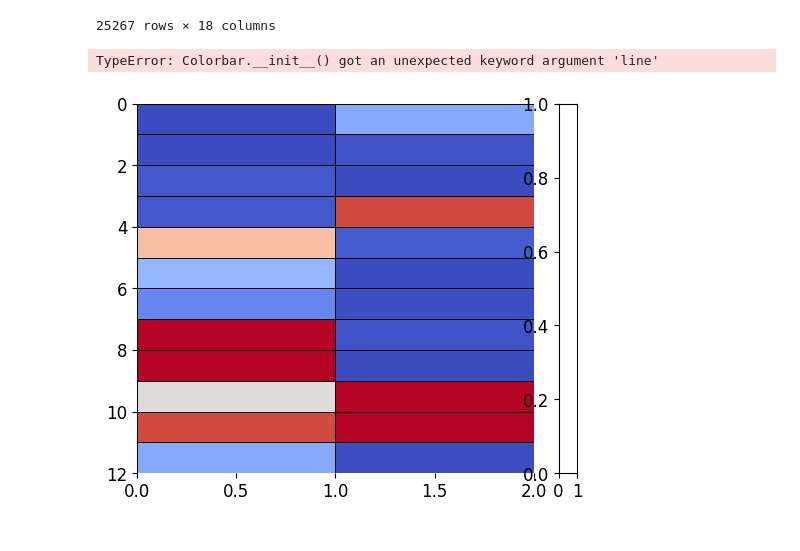
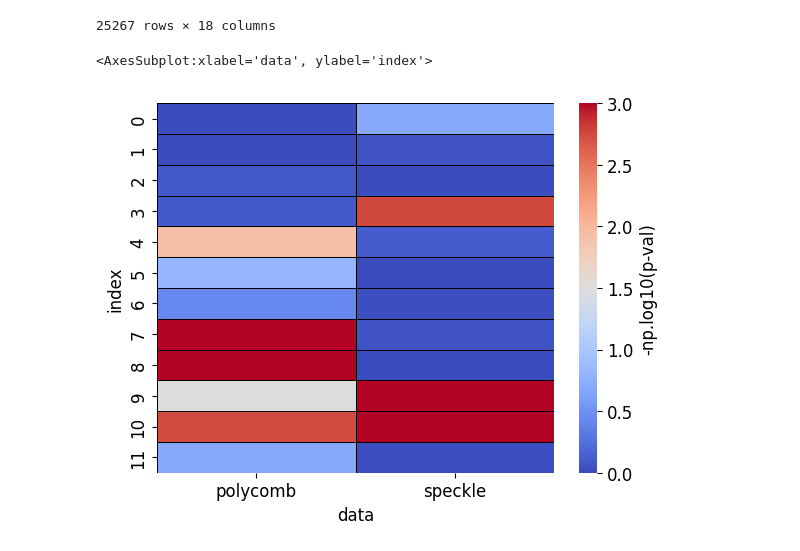
Before and after one commit to AriHong/MoFlow, a Jupyter notebook: notebooks/fig7.ipynb, the cells around one changed output. Saved outputs shown, nothing was run; the diff lists cells and outputs as text; code cells hidden in the pictures.

Commit message:
Update notebook: add scVelo result, clean code, fix plotting for environment

```diff
--- a/notebooks/fig7.ipynb
+++ b/notebooks/fig7.ipynb
@@ -64,15 +57,15 @@ fig, axes = plt.subplots(12, 1, figsize=(2.4, 1.2*12))
 for i in range(12):
     target = adata_out[:, labels[labels['label']==i].index].layers['Mc']
     target_ = target.mean(axis=1)
-    target_ = target_[np.argsort(adata_out.obs['velo_s_norm_pseudotime'].ravel())]
+    target_ = target_[np.argsort(adata_out.obs['velo_s_pseudotime'].ravel())]
     target_ = uniform_filter1d(target_, 100)
     target_ = target_ - target_.min()
     target_ = target_/target_.max()
-    axes[i].plot(range(target_.shape[0]), target_, color='#102E50', label=['c'])
+    axes[i].plot(range(target_.shape[0]), target_, color='#102E50', label='c')
 
     target = adata_out[:, labels[labels['label']==i].index].layers['Ms']
     target_ = target.mean(axis=1)
-    target_ = target_[np.argsort(adata_out.obs['velo_s_norm_pseudotime'].ravel())]
+    target_ = target_[np.argsort(adata_out.obs['velo_s_pseudotime'].ravel())]
     target_ = uniform_filter1d(target_, 100)
     target_ = target_ - target_.min()
     target_ = target_/target_.max()
@@ -218,16 +211,18 @@ s_pad_ = []
 for g in adata_out.var_names:
     try:
 
-        time_pad, c_pad, u_pad, s_pad, time_lag_c_s, path_u_s, time_lag_c_s, time_lag_u_s= get_dtw(adata_out, g, timekey='velo_s_norm_pseudotime')
+        time_pad, c_pad, u_pad, s_pad, time_lag_c_s, path_u_s, time_lag_c_s, time_lag_u_s= mf.eval_dtw.get_dtw(
+            adata_out, g, timekey='velo_s_pseudotime')
         time_lag_c_s_.append(resample_timelag(time_lag_c_s))
         time_lag_u_s_.append(resample_timelag(time_lag_u_s))
-
         c_pad_.append(c_pad)
         u_pad_.append(u_pad)
         s_pad_.append(s_pad)
 
     except:
         nangene.append(g)
+time_lag_c_s_mf = pd.DataFrame(time_lag_c_s_, index=indices_mf)
+time_lag_u_s_mf = pd.DataFrame(time_lag_u_s_, index=indices_mf)
 # %%
 indices_mf = np.setdiff1d(adata_out.var_names, np.array(nangene))
 # %%
@@ -252,8 +247,8 @@ s_pad_ = []
 for g in adata_out.var_names:
     try:
 
-        time_pad, c_pad, u_pad, s_pad, time_lag_c_s, path_u_s, time_lag_c_s, time_lag_u_s= get_dtw(
-            multivelo, g, timekey='latent_time', genetime=False)
+        time_pad, c_pad, u_pad, s_pad, time_lag_c_s, path_u_s, time_lag_c_s, time_lag_u_s= mf.eval_dtw.get_dtw(
+            multivelo, g, timekey='latent_time')
         time_lag_c_s_.append(resample_timelag(time_lag_c_s))
         time_lag_u_s_.append(resample_timelag(time_lag_u_s))
         c_pad_.append(c_pad)
@@ -781,12 +766,12 @@ for name, geneset in zip(
     fishers.append(fisher_)
 # %%
 fishers =pd.concat(fishers)
-fishers = fishers.reset_index(names=['label'])
-pval = fishers.pivot_table(index='label', columns='data', values='pval')
+fishers = fishers.reset_index()
+pval = fishers.pivot_table(index='index', columns='data', values='pval')
 # %%
 sns.heatmap(-np.log10(pval), vmax=3,  cmap='coolwarm',
-            cbar_kws={'label': '-np.log10(p-val)','line': True}, linewidth=.5, linecolor='black')
+            cbar_kws={'label': '-np.log10(p-val)',}, linewidth=.5, linecolor='black')
 plt.savefig('../figures/fig7G_heat.pdf')
 # %% [output]
-TypeError: Colorbar.__init__() got an unexpected keyword argument 'line'
+<AxesSubplot:xlabel='data', ylabel='index'>
-[figure, old version]
+[figure, new version]
```
Also changed, not shown: parts of 38 cells of this notebook.
